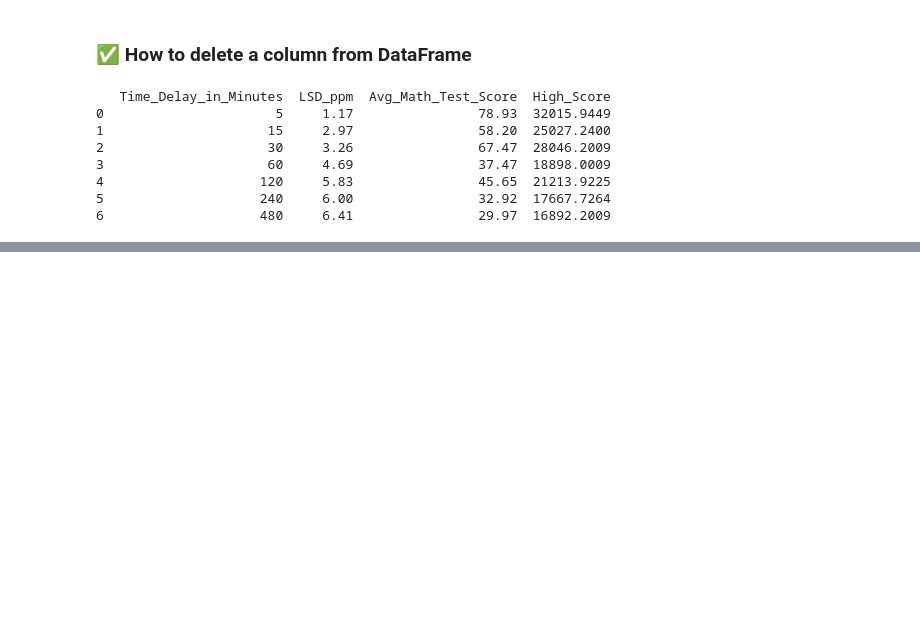
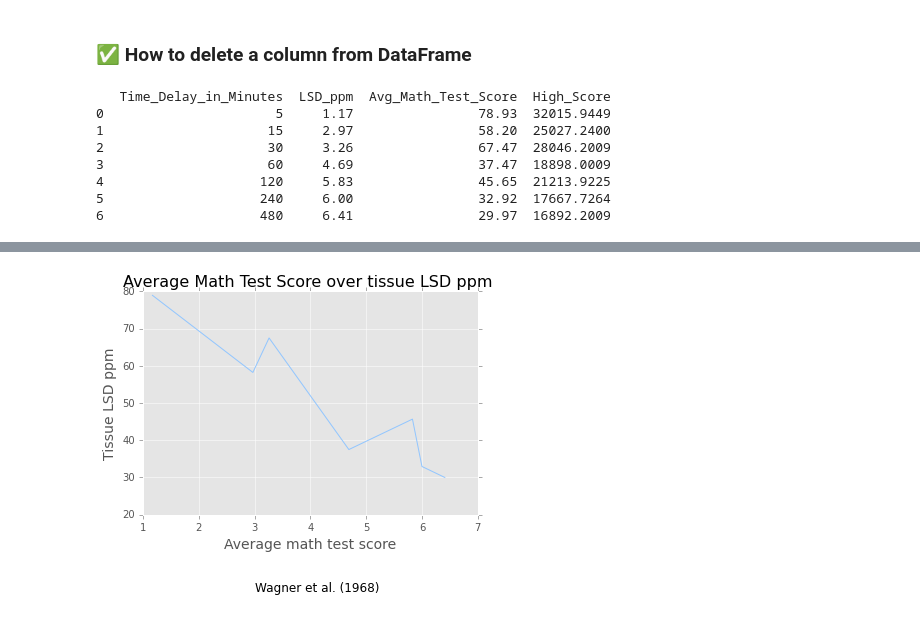
Before and after one commit to anamilanezi/machine-learning-projects, a Jupyter notebook: section-3/02-python-intro.ipynb, the cells around one changed output, grey strips where cells are left out. Saved outputs shown, nothing was run; the diff lists cells and outputs as text; code cells hidden in the pictures; blank space fills up the shorter version.

```diff
--- a/section-3/02-python-intro.ipynb
+++ b/section-3/02-python-intro.ipynb
@@ -170,0 +236,11 @@ print(data)
+# %%
+plt.title("Average Math Test Score over tissue LSD ppm ", fontsize=16)
+plt.xlabel('Average math test score', fontsize=14)
+plt.ylabel('Tissue LSD ppm', fontsize=14)
+plt.text(x=3, y=-0.5, s="Wagner et al. (1968)", fontsize=12)
+
+plt.plot(lsd, score)
+plt.style.use("seaborn-pastel")
+plt.show()
+# %% [output]
+[figure, added]
```
Also changed, not shown: parts of 10 cells of this notebook, 2 other files.
